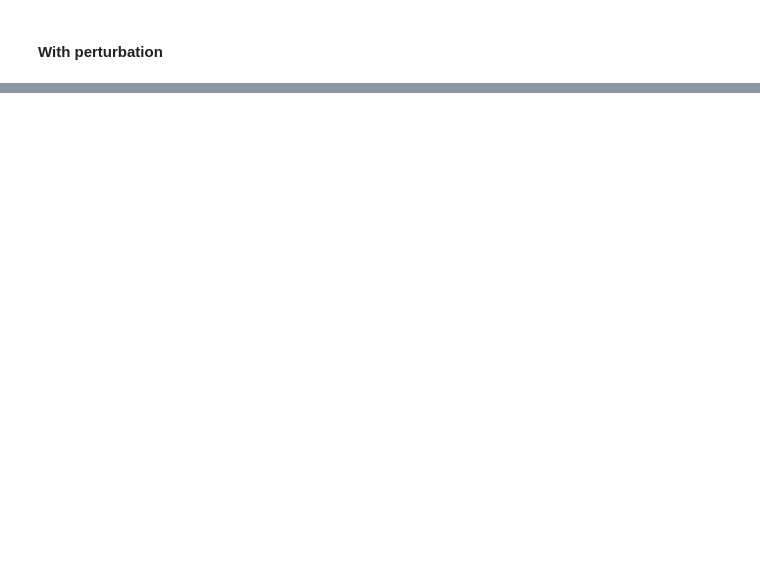
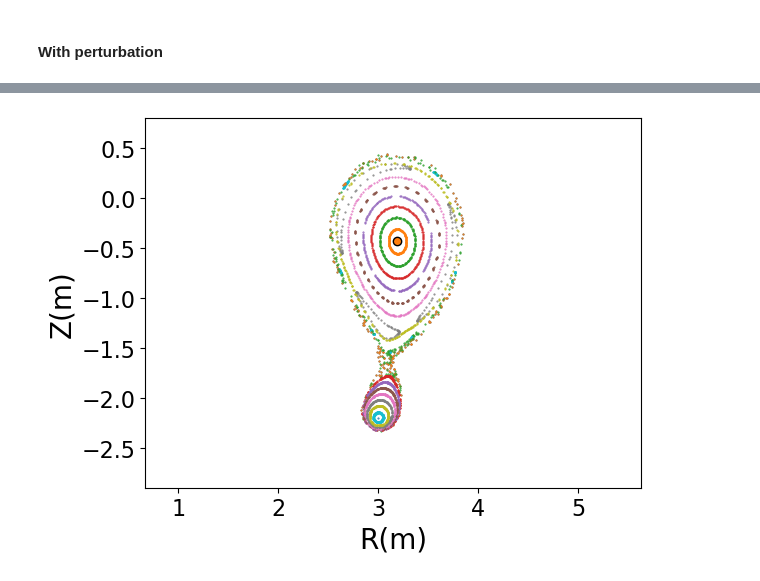
Before and after one commit to Akitzu/masterthesis, a Jupyter notebook: code/notebooks/toybox_tokamak.ipynb, the cells around one changed output, grey strips where cells are left out. Saved outputs shown, nothing was run; the diff lists cells and outputs as text; code cells hidden in the pictures; blank space fills up the shorter version.

```diff
--- a/code/notebooks/toybox_tokamak.ipynb
+++ b/code/notebooks/toybox_tokamak.ipynb
@@ -89,0 +134,2 @@ maxwellboltzmann = {"m": 3, "n": -2, "d": 1, "type": "maxwell-boltzmann", "ampli
+# %%
+ps.add_perturbation(maxwellboltzmann)
@@ -89,0 +141,20 @@ maxwellboltzmann = {"m": 3, "n": -2, "d": 1, "type": "maxwell-boltzmann", "ampli
+# %%
+# set up the integrator
+iparams = dict()
+iparams["rtol"] = 1e-7
+
+# set up the Poincare plot
+pparams = dict()
+pparams["Rbegin"] = 3.01
+pparams["Rend"] = 5.5
+pparams["nPtrj"] = 20
+pparams["nPpts"] = 200
+pparams["zeta"] = 0
+# pparams["Z"] = -6
+
+# Set RZs
+nfieldlines = pparams["nPtrj"]+1
+n1, n2 = int(np.ceil(nfieldlines/2)), int(np.floor(nfieldlines/2))
+Rs = np.concatenate((np.linspace(ps._R0+1e-4, results[0][0], n1), np.linspace(results[0][0], separatrix['R']-1e-4, n2)))
+Zs = np.concatenate((np.linspace(ps._Z0+1e-4, results[0][2], n1), np.linspace(results[0][2], separatrix['Z']-1e-4, n2)))
+RZs = np.array([[r, z] for r, z in zip(Rs, Zs)])
@@ -90 +168,9 @@ maxwellboltzmann = {"m": 3, "n": -2, "d": 1, "type": "maxwell-boltzmann", "ampli
+# %%
+pplot_perturbed.plot(marker=".", s=1, xlim=[2.3, 4], ylim=[-2.9, 0.8])
+plt.scatter(ps._R0, ps._Z0, marker="o", edgecolors="black", linewidths=1)
+# plt.scatter(3.11, -1.66, color="r", s=4)
+fig = plt.gcf()
+ax = fig.get_axes()[0]
+# %% [output]
+[figure, added]
 # %%
```
Also changed, not shown: parts of 17 cells of this notebook.
